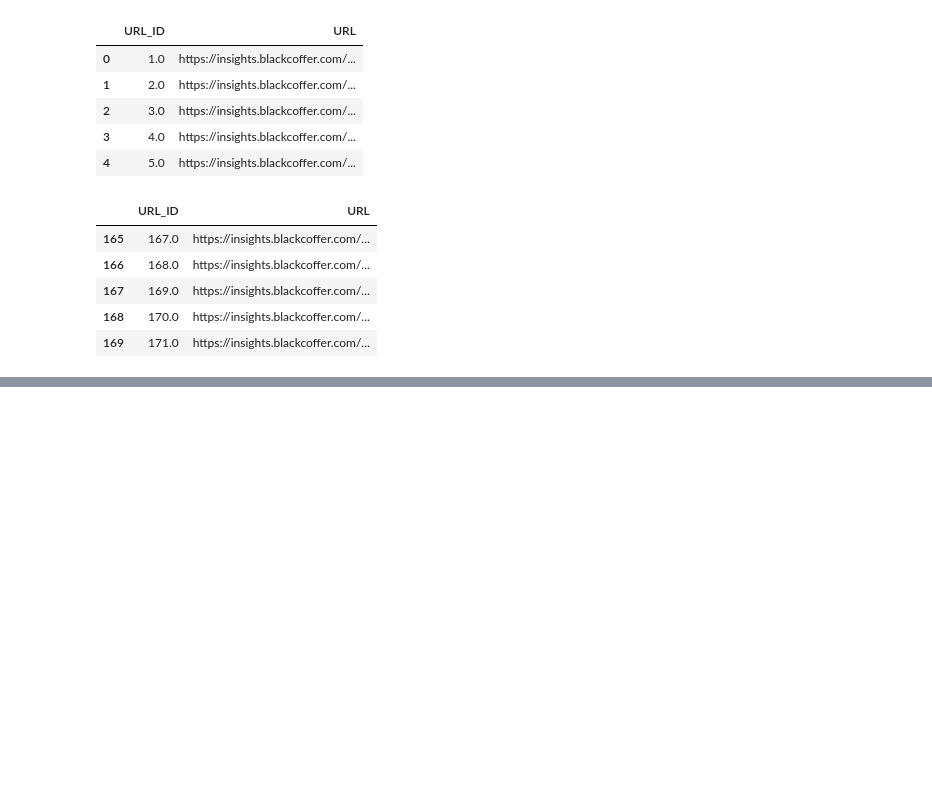
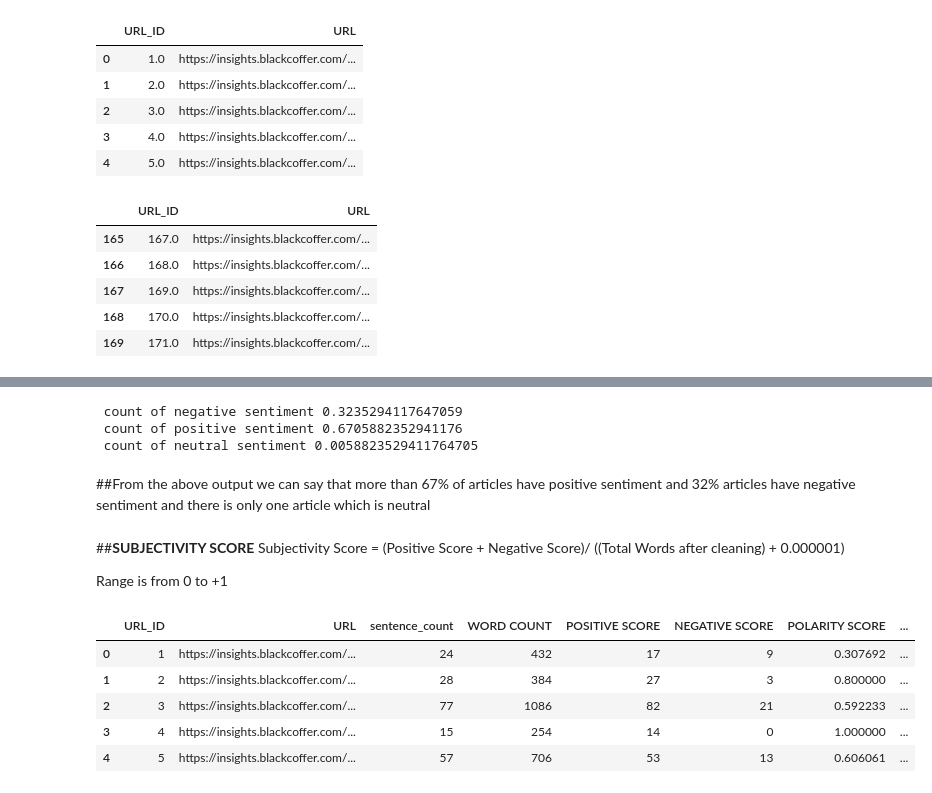
Before and after one commit to IfrazQazi/Web-Scraping-and-Sentiment-Analysis-, a Jupyter notebook: Web_scraping_and_sentiment_analysis.ipynb, the cells around one changed output, grey strips where cells are left out. Drawn from its saved outputs; the diff is of its cells as text; code cells hidden in the pictures; blank space fills up the shorter version.

Commit message:
extracting text from article and performing sentiment analysis

```diff
--- a/Web_scraping_and_sentiment_analysis.ipynb
+++ b/Web_scraping_and_sentiment_analysis.ipynb
@@ -152,0 +229,21 @@ import re
+# %%
+## extraxting total number of positive and negative words
+senti=0
+neg_senti=0
+POSITIVE =[]
+NEGATIVE =[]
+for  i in range(1,len(text)+1):
+
+    words = [word.lower() for word in tokenizer.tokenize(globals()['pra%s' % i])]
+    for word in words:
+        if word in pos_list:
+          senti += 1
+        elif word in neg_list:
+          neg_senti += 1
+    POSITIVE.append(senti)
+    NEGATIVE.append(neg_senti)
+    senti=0
+    neg_senti=0
+# %%
+df['POSITIVE SCORE']=POSITIVE ## extraxting total number of positive and negative words
+df['NEGATIVE SCORE']=NEGATIVE
@@ -152,0 +255,3 @@ import re
+# %%
+## calculating polarity score
+df['POLARITY SCORE']= (df['POSITIVE SCORE']-df['NEGATIVE SCORE'])/((df['POSITIVE SCORE']+df['NEGATIVE SCORE'])+0.000001) # polarity score
@@ -152,0 +281,26 @@ import re
+# %%
+print(f' count of negative sentiment {len(negative)/170}\n',f'count of positive sentiment {len(positive)/170}\n',
+      f'count of neutral sentiment {len(neutral)/170}')
+# %% [output]
+ count of negative sentiment 0.3235294117647059
+ count of positive sentiment 0.6705882352941176
+ count of neutral sentiment 0.0058823529411764705
+# %% [markdown]
+##From the above output we can say that more than 67% of articles have positive sentiment and 32% articles have negative sentiment and there is only one article which is neutral
+# %% [markdown]
+##**SUBJECTIVITY SCORE**
+Subjectivity Score = (Positive Score + Negative Score)/ ((Total Words after cleaning) + 0.000001)
+
+Range is from 0 to +1
+# %%
+## calculating subjectivity score
+df['SUBJECTIVITY SCORE'] = (df['POSITIVE SCORE']+df['NEGATIVE SCORE'])/((df['WORD COUNT'])+0.000001) # Subjectivity Score
+# %%
+df.head()
+# %% [output]
+|  | URL_ID | URL | sentence_count | WORD COUNT | POSITIVE SCORE | NEGATIVE SCORE | POLARITY SCORE | ... |
+| 0 | 1 | https://insights.blackcoffer.com/... | 24 | 432 | 17 | 9 | 0.307692 | ... |
+| 1 | 2 | https://insights.blackcoffer.com/... | 28 | 384 | 27 | 3 | 0.800000 | ... |
+| 2 | 3 | https://insights.blackcoffer.com/... | 77 | 1086 | 82 | 21 | 0.592233 | ... |
+| 3 | 4 | https://insights.blackcoffer.com/... | 15 | 254 | 14 | 0 | 1.000000 | ... |
+| 4 | 5 | https://insights.blackcoffer.com/... | 57 | 706 | 53 | 13 | 0.606061 | ... |
```
Also changed, not shown: parts of 16 cells of this notebook.
